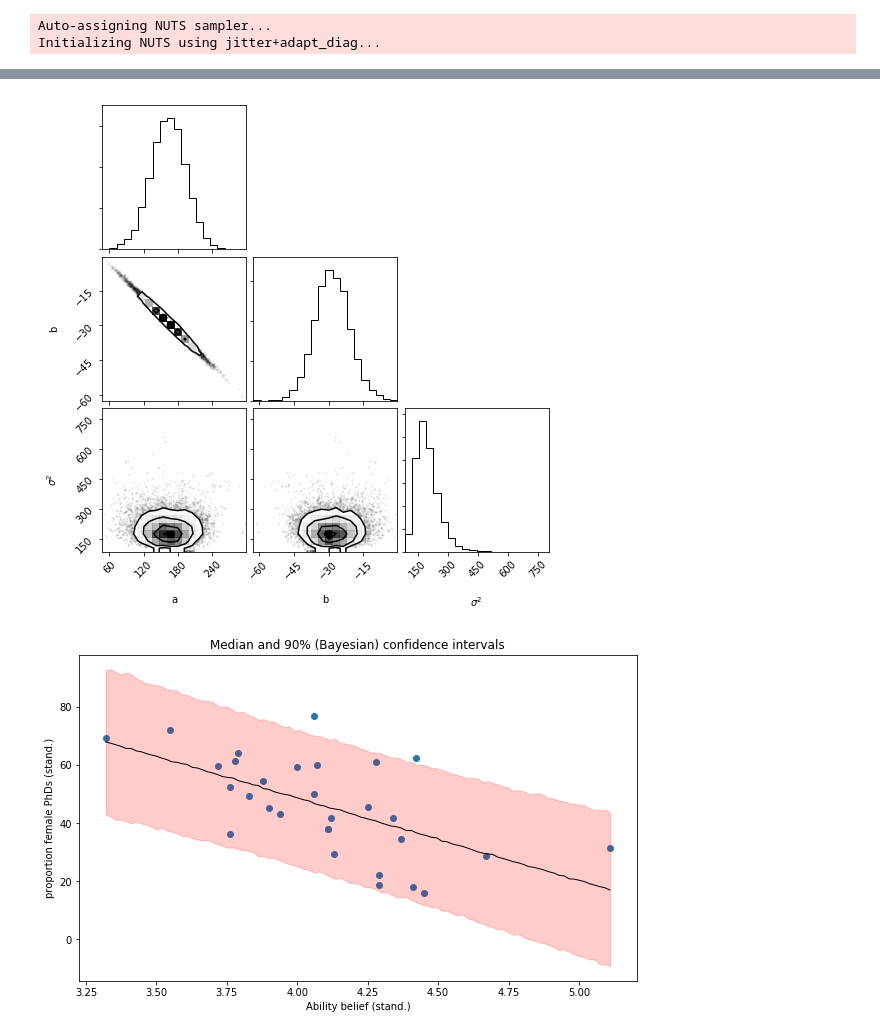
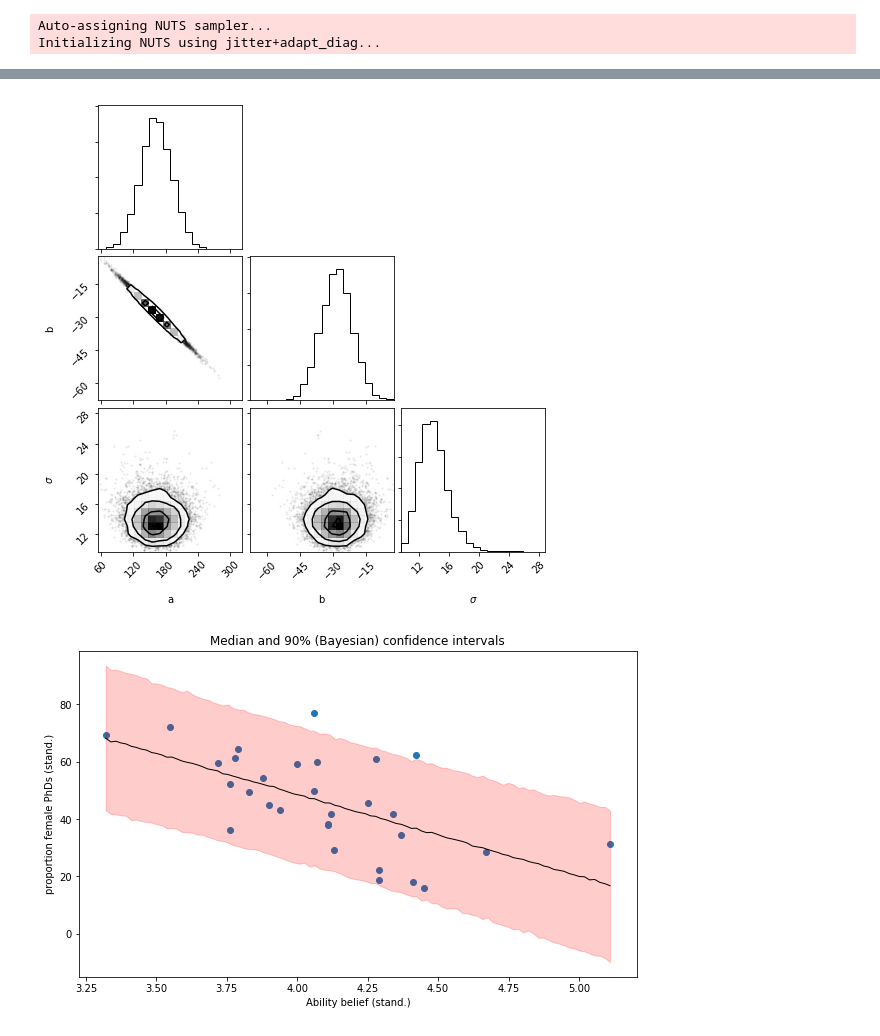
Before and after one commit to MatthewDaws/Python_bits, a Jupyter notebook: pymc_etc/Talk/3 - More regression, and emcee.ipynb, the cells around one changed output, grey strips where cells are left out. Saved outputs shown, nothing was run; the diff lists cells and outputs as text; code cells hidden in the pictures.

```diff
--- a/pymc_etc/Talk/3 - More regression, and emcee.ipynb
+++ b/pymc_etc/Talk/3 - More regression, and emcee.ipynb
@@ -58,11 +58,11 @@ axes = pm.traceplot(trace)
 # %%
 import corner
 a = trace.get_values("a")
 b = trace.get_values("b")
-sigma2 = np.abs(trace.get_values("sigma2"))
-fig = corner.corner(np.vstack([a,b,sigma2]).T, labels=["a", "b", "$\sigma^2$"])
+sigma = np.sqrt(trace.get_values("sigma2"))
+fig = corner.corner(np.vstack([a,b,sigma]).T, labels=["a", "b", "$\sigma$"])
 # %% [output]
-[figure, old version]
+[figure, new version]
 # %%
 fig, ax = plt.subplots(figsize=(10,6))
 
```
Also changed, not shown: parts of 2 cells of this notebook, 2 other files.
